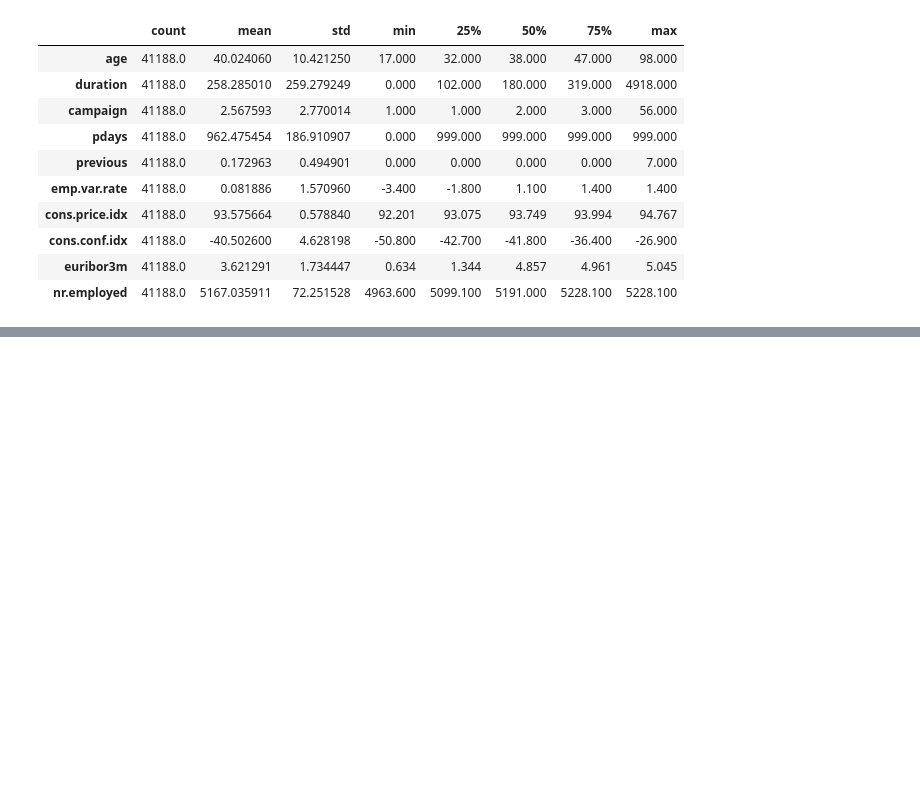
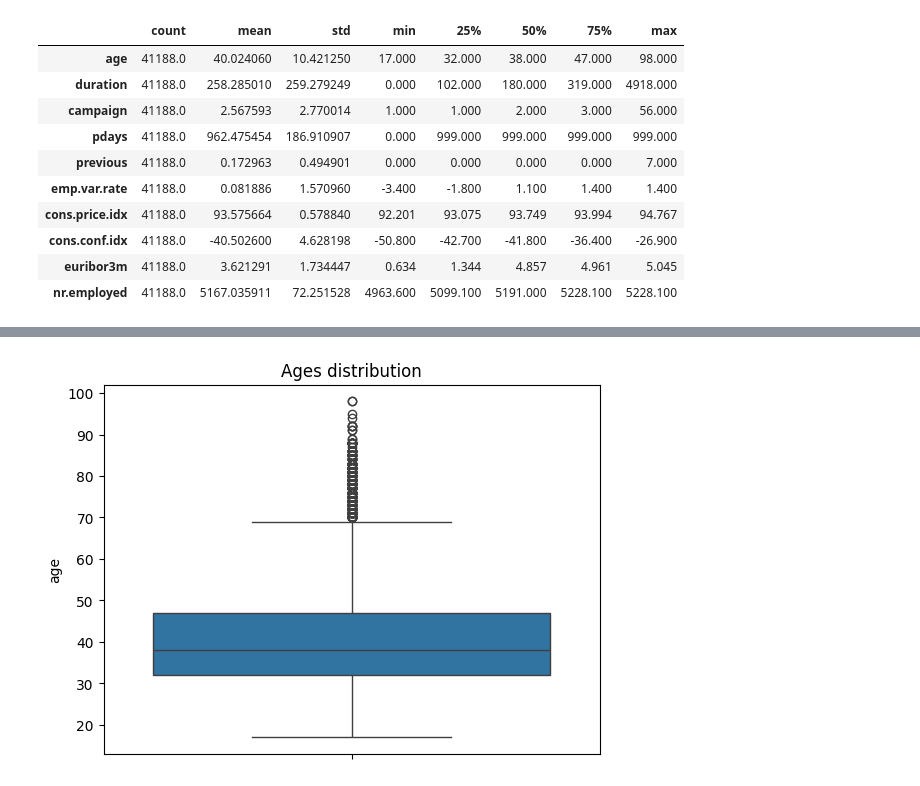
Before and after one commit to Makafui-Kwawu/Bank-Customers-Term-Deposit-Prediction, a Jupyter notebook: notebook/term_deposit_prediction.ipynb, the cells around one changed output, grey strips where cells are left out. Drawn from its saved outputs; the diff is of its cells as text; code cells hidden in the pictures; blank space fills up the shorter version.

```diff
--- a/notebook/term_deposit_prediction.ipynb
+++ b/notebook/term_deposit_prediction.ipynb
@@ -1097,0 +231,8 @@ joblib.dump(encoder, '../models/encoder.joblib')
+# %%
+# Distribution of outcome age
+sns.boxplot(data = df['age'])
+
+plt.title('Ages distribution')
+plt.show()
+# %% [output]
+[figure, added]
```
Also changed, not shown: parts of 172 cells of this notebook, 6 other files.
